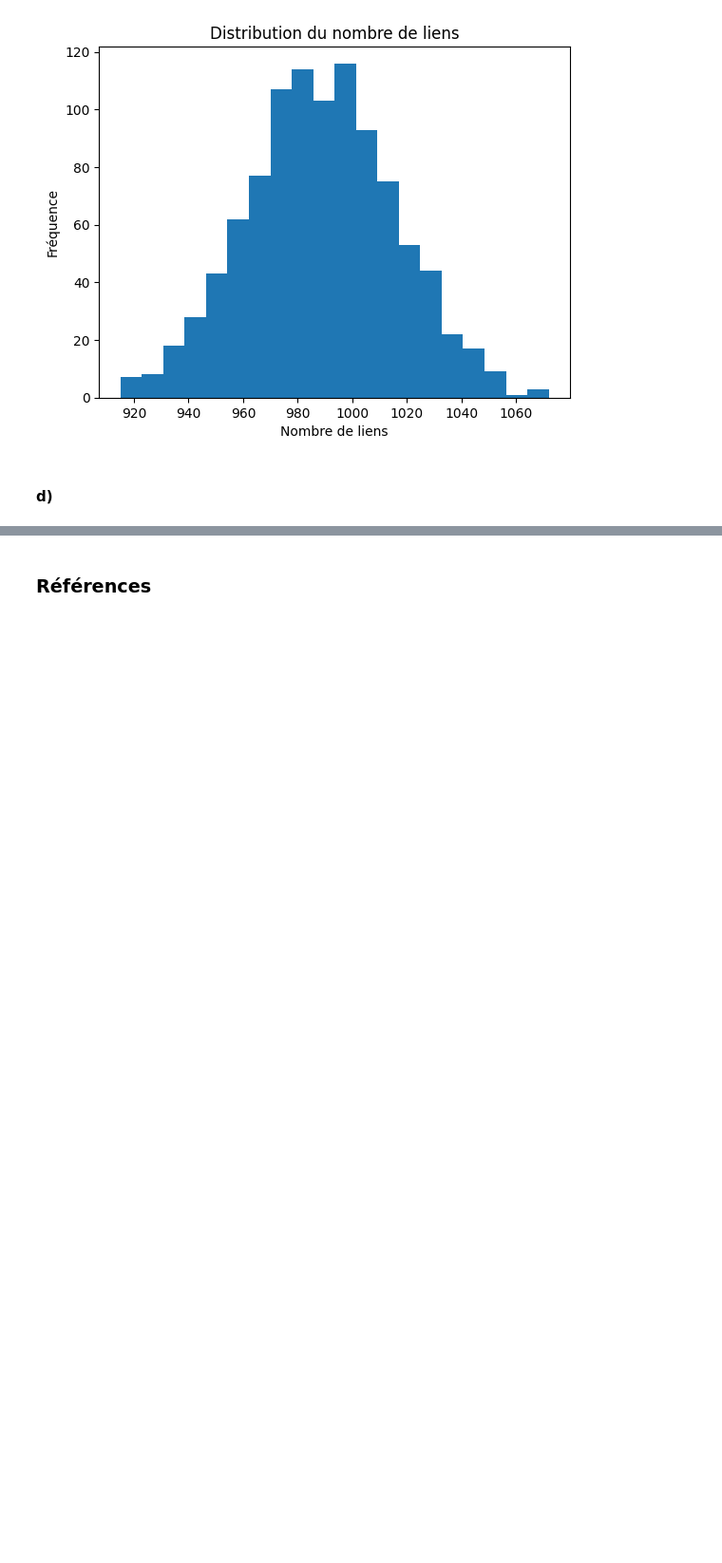
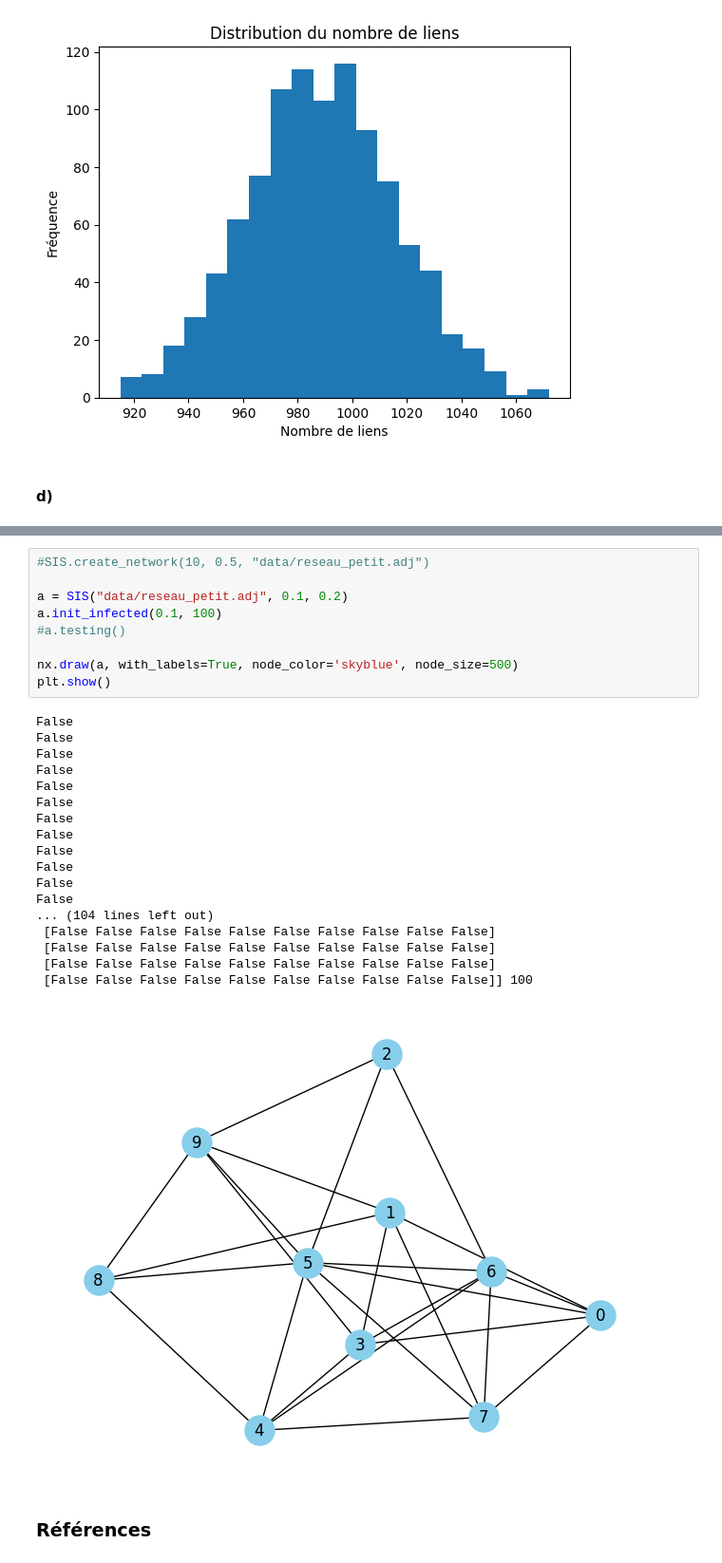
Before and after one commit to thcha67/tp_phys_num, a Jupyter notebook: TP4_ThomasC_SimonG_LaurentE/TP4_ThomasC_SimonG_LaurentE.ipynb, the cells around one changed output, grey strips where cells are left out. Shown: that part at 95% size. Cells and saved outputs as stored; diff of their text form; blank space fills up the shorter version.

```diff
--- a/TP4_ThomasC_SimonG_LaurentE/TP4_ThomasC_SimonG_LaurentE.ipynb
+++ b/TP4_ThomasC_SimonG_LaurentE/TP4_ThomasC_SimonG_LaurentE.ipynb
@@ -476,3 +524,31 @@ NameError: name 'Erdos_renyi' is not defined
+# %%
+#SIS.create_network(10, 0.5, "data/reseau_petit.adj")
+
+a = SIS("data/reseau_petit.adj", 0.1, 0.2)
+a.init_infected(0.1, 100)
+#a.testing()
+
+nx.draw(a, with_labels=True, node_color='skyblue', node_size=500)
+plt.show()
+# %% [output]
+False
+False
+False
+False
+False
+False
+False
+False
+False
+False
+False
+False
+... (104 lines left out)
+ [False False False False False False False False False False]
+ [False False False False False False False False False False]
+ [False False False False False False False False False False]
+ [False False False False False False False False False False]] 100
+[figure, added]
 # %% [markdown]
 ### Références
 # %% [markdown]
```
Also changed, not shown: parts of 2 cells of this notebook, 1 other file.
